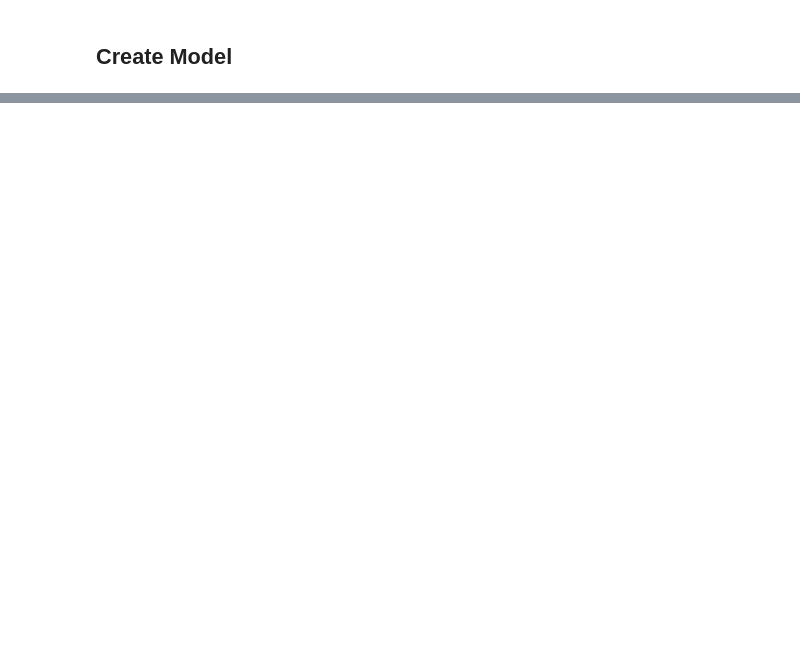
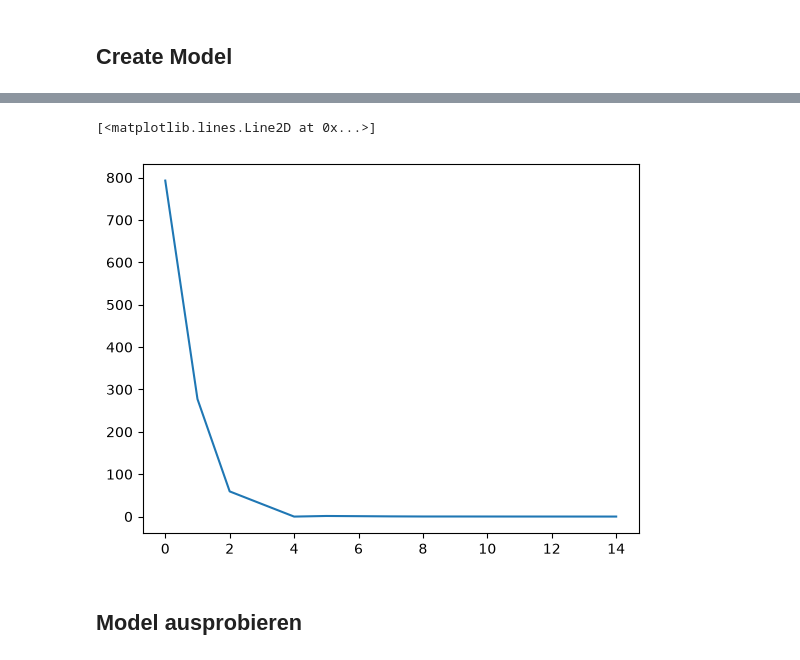
Before and after one commit to mckoh/industrial_computing_dibse_26, a Jupyter notebook: notebooks/megatutorial_02.ipynb, the cells around one changed output, grey strips where cells are left out. Saved outputs shown, nothing was run; the diff lists cells and outputs as text; code cells hidden in the pictures; blank space fills up the shorter version.

```diff
--- a/notebooks/megatutorial_02.ipynb
+++ b/notebooks/megatutorial_02.ipynb
@@ -53,2 +76,22 @@ tf.Tensor([0 1 1], shape=(3,), dtype=int32)
 # %% [markdown]
 ## Create Model
+# %%
+model = Sequential()
+model.add(Input(shape=(224, 224, 3)))
+
+# Image Augmentation
+#model.add(RandomFlip())
+#model.add(RandomZoom(0.2))
+#model.add(RandomBrightness(-0.2))
+
+# Bildverarbeitung
+model.add(Conv2D(24, kernel_size=3, activation="relu"))
+model.add(MaxPool2D(pool_size=2))
+model.add(Conv2D(12, kernel_size=3, activation="relu"))
+model.add(MaxPool2D(pool_size=2))
+model.add(Flatten())
+
+# Klassifizierung
+model.add(Dense(64, activation="relu"))
+#model.add(Dropout(0.25))
+model.add(Dense(3, activation="softmax"))
@@ -54,0 +137,7 @@ tf.Tensor([0 1 1], shape=(3,), dtype=int32)
+# %%
+model.compile(
+    optimizer="adam",
+    loss="sparse_categorical_crossentropy"
+)
+# %%
+log = model.fit(training_data, epochs=15, verbose=1)
@@ -54,0 +163,7 @@ tf.Tensor([0 1 1], shape=(3,), dtype=int32)
+# %%
+plt.plot(log.history["loss"])
+# %% [output]
+[<matplotlib.lines.Line2D at 0x...>]
+[figure, added]
+# %% [markdown]
+## Model ausprobieren
```
Also changed, not shown: parts of 9 cells of this notebook.
